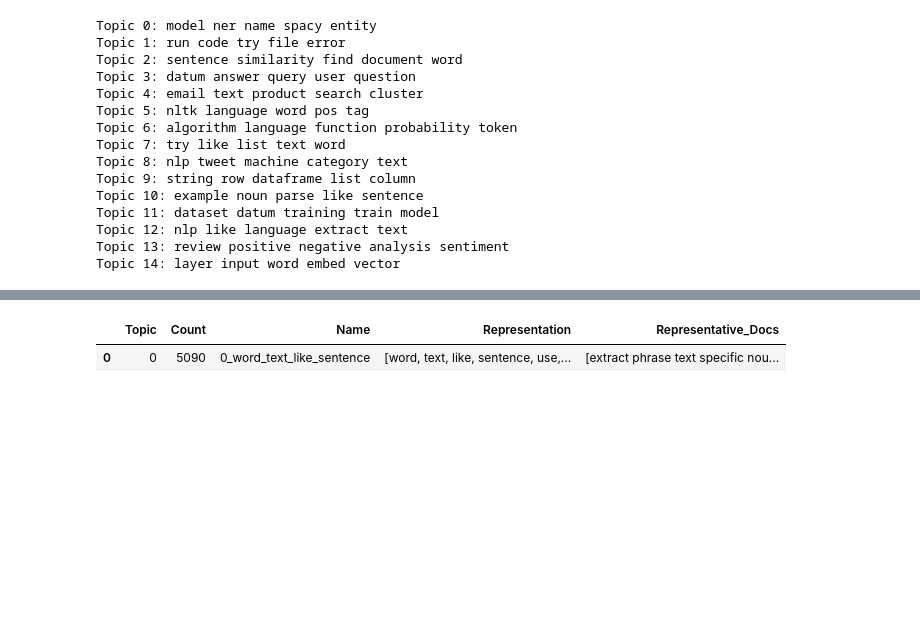
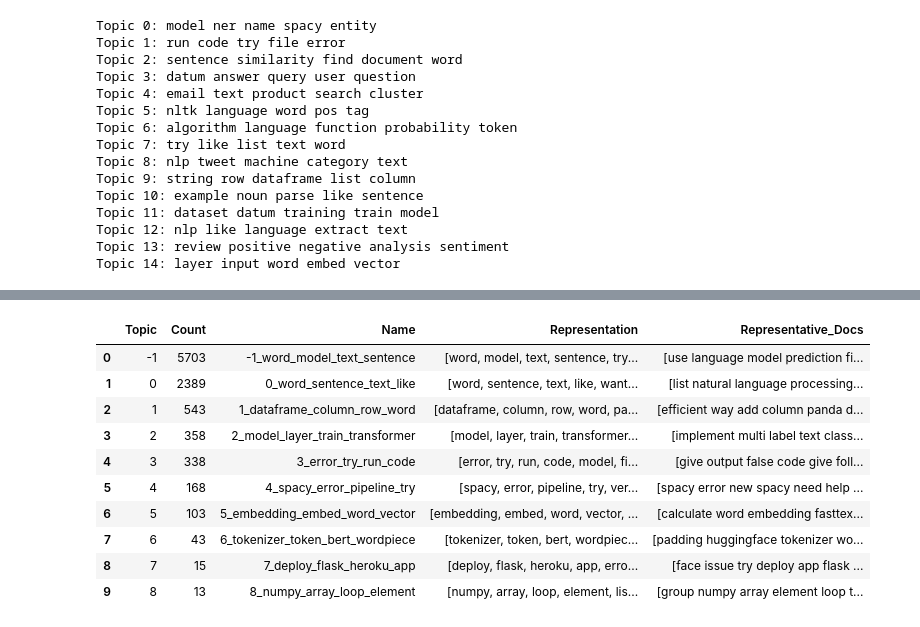
Before and after one commit to GuGu97/NLP_A2_2025, a Jupyter notebook: main.ipynb, the cells around one changed output, grey strips where cells are left out. Saved outputs shown, nothing was run; the diff lists cells and outputs as text; code cells hidden in the pictures; blank space fills up the shorter version.

Commit message:
dig into the first 3 topics in BERtopic

```diff
--- a/main.ipynb
+++ b/main.ipynb
@@ -183,5 +138,21 @@ topic_model.get_topic_info()
-# %%
-topic_model.get_topic_info(0)
-# %% [output]
-|  | Topic | Count | Name | Representation | Representative_Docs |
-| 0 | 0 | 5090 | 0_word_text_like_sentence | [word, text, like, sentence, use,... | [extract phrase text specific nou... |
+# %%
+# dig deeper into topic -1 (outliers group)
+
+subset_topic_negative_1 = [doc for doc, topic in zip(data['cleaned_text'], topics) if topic == -1]
+
+subset_negative_1_topic_model = BERTopic(nr_topics=10)
+subset_topics_negative_1, subset_probs_negative_1 = subset_negative_1_topic_model.fit_transform(subset_topic_negative_1)
+
+subset_negative_1_topic_model.get_topic_info()
+# %% [output]
+|  | Topic | Count | Name | Representation | Representative_Docs |
+| 0 | -1 | 5703 | -1_word_model_text_sentence | [word, model, text, sentence, try... | [use language model prediction fi... |
+| 1 | 0 | 2389 | 0_word_sentence_text_like | [word, sentence, text, like, want... | [list natural language processing... |
+| 2 | 1 | 543 | 1_dataframe_column_row_word | [dataframe, column, row, word, pa... | [efficient way add column panda d... |
+| 3 | 2 | 358 | 2_model_layer_train_transformer | [model, layer, train, transformer... | [implement multi label text class... |
+| 4 | 3 | 338 | 3_error_try_run_code | [error, try, run, code, model, fi... | [give output false code give foll... |
+| 5 | 4 | 168 | 4_spacy_error_pipeline_try | [spacy, error, pipeline, try, ver... | [spacy error new spacy need help ... |
+| 6 | 5 | 103 | 5_embedding_embed_word_vector | [embedding, embed, word, vector, ... | [calculate word embedding fasttex... |
+| 7 | 6 | 43 | 6_tokenizer_token_bert_wordpiece | [tokenizer, token, bert, wordpiec... | [padding huggingface tokenizer wo... |
+| 8 | 7 | 15 | 7_deploy_flask_heroku_app | [deploy, flask, heroku, app, erro... | [face issue try deploy app flask ... |
+| 9 | 8 | 13 | 8_numpy_array_loop_element | [numpy, array, loop, element, lis... | [group numpy array element loop t... |
```
Also changed, not shown: parts of 7 cells of this notebook.
